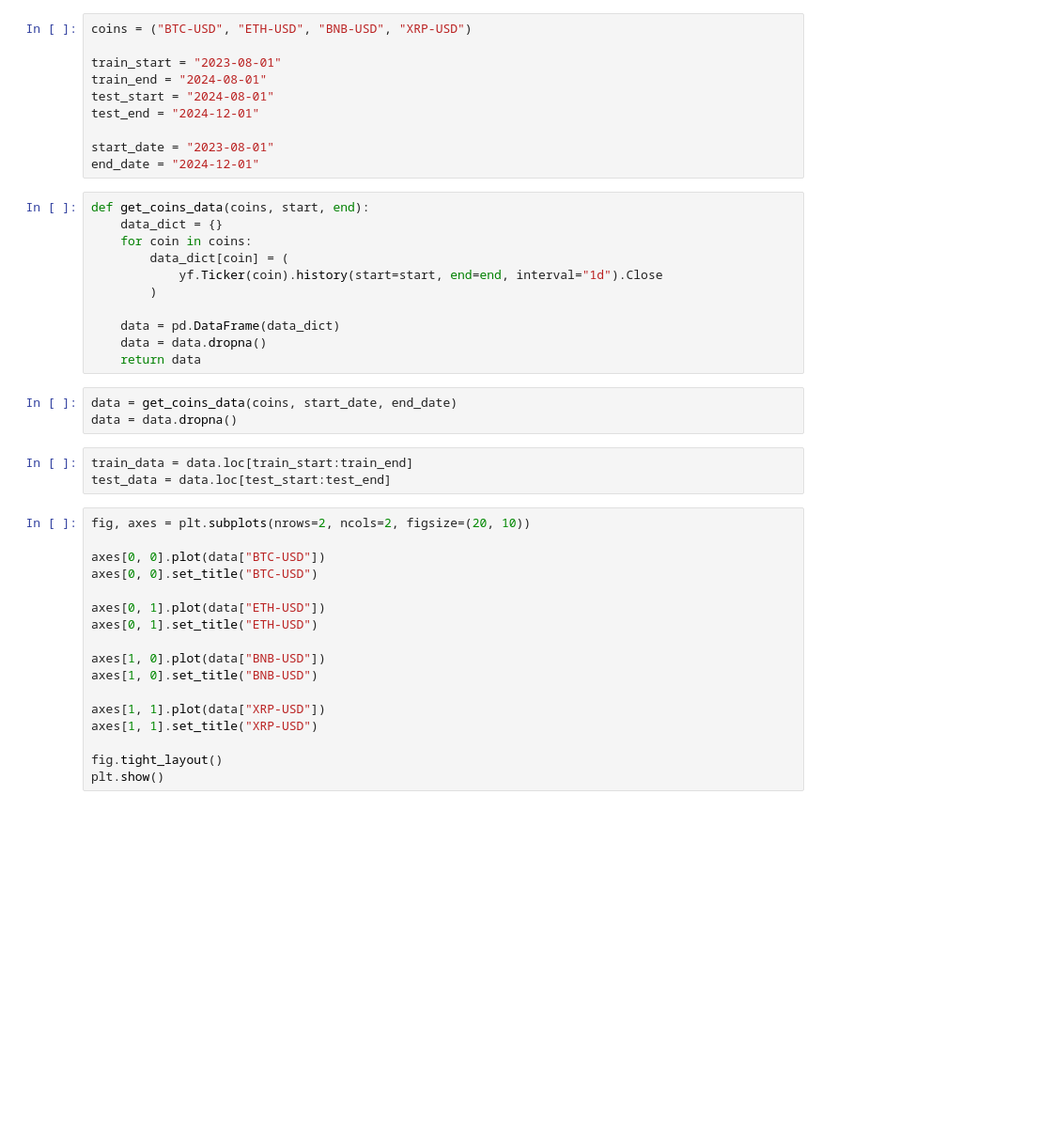
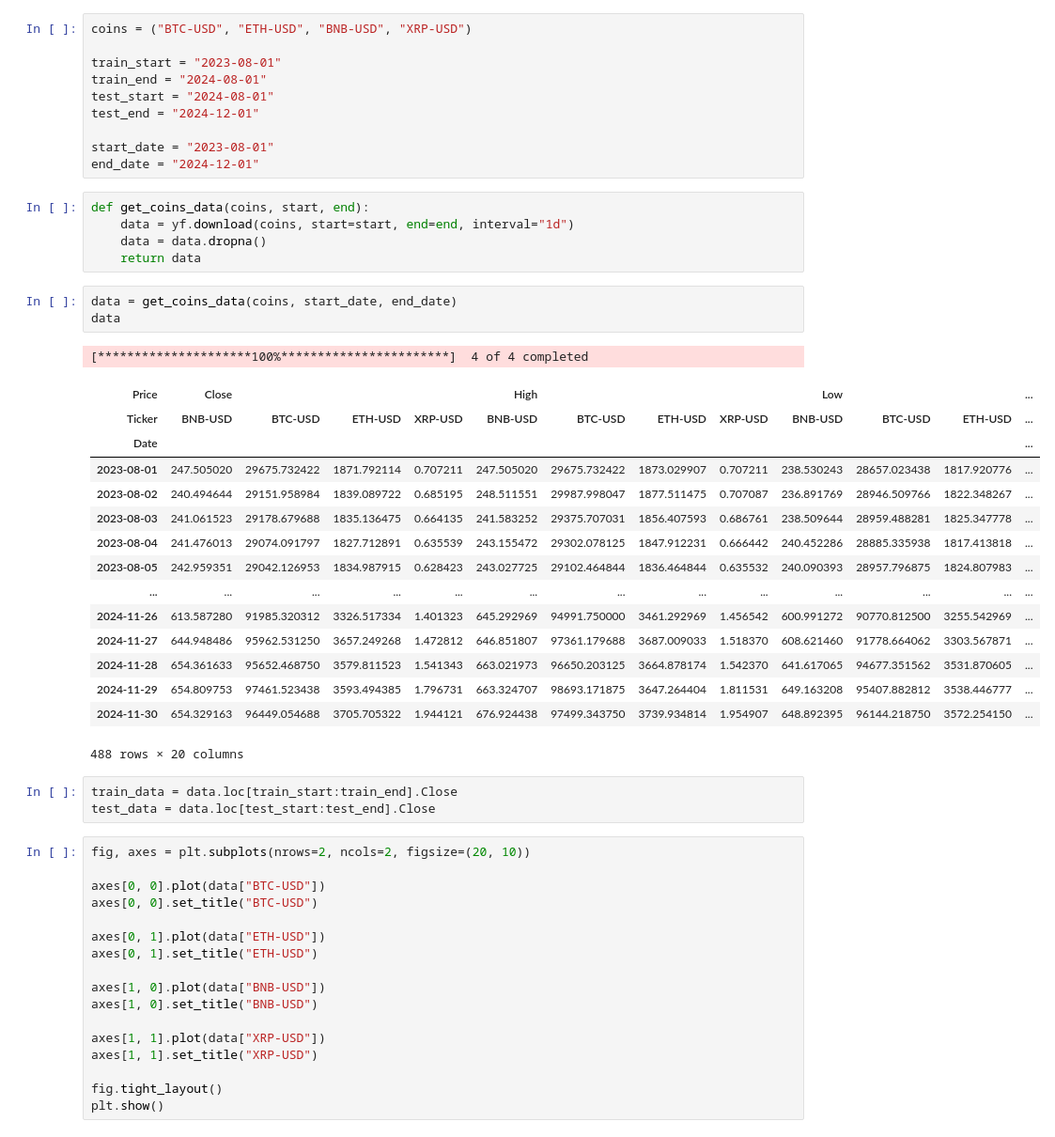
Before and after one commit to K-T-P/Trading-Algorithms-Project, a Jupyter notebook: project.ipynb, the cells around one changed output. Shown at 94% size. Cells and saved outputs as stored; diff of their text form; blank space fills up the shorter version.

```diff
--- a/project.ipynb
+++ b/project.ipynb
@@ -17,21 +35,32 @@ start_date = "2023-08-01"
 end_date = "2024-12-01"
 # %%
 def get_coins_data(coins, start, end):
-    data_dict = {}
-    for coin in coins:
-        data_dict[coin] = (
-            yf.Ticker(coin).history(start=start, end=end, interval="1d").Close
-        )
-
-    data = pd.DataFrame(data_dict)
+    data = yf.download(coins, start=start, end=end, interval="1d")
     data = data.dropna()
     return data
 # %%
 data = get_coins_data(coins, start_date, end_date)
-data = data.dropna()
+data
+# %% [output]
+[*********************100%***********************]  4 of 4 completed
+| Price | Close |  |  |  | High |  |  |  | Low |  |  | ... |
+| Ticker | BNB-USD | BTC-USD | ETH-USD | XRP-USD | BNB-USD | BTC-USD | ETH-USD | XRP-USD | BNB-USD | BTC-USD | ETH-USD | ... |
+| Date |  |  |  |  |  |  |  |  |  |  |  | ... |
+| 2023-08-01 | 247.505020 | 29675.732422 | 1871.792114 | 0.707211 | 247.505020 | 29675.732422 | 1873.029907 | 0.707211 | 238.530243 | 28657.023438 | 1817.920776 | ... |
+| 2023-08-02 | 240.494644 | 29151.958984 | 1839.089722 | 0.685195 | 248.511551 | 29987.998047 | 1877.511475 | 0.707087 | 236.891769 | 28946.509766 | 1822.348267 | ... |
+| 2023-08-03 | 241.061523 | 29178.679688 | 1835.136475 | 0.664135 | 241.583252 | 29375.707031 | 1856.407593 | 0.686761 | 238.509644 | 28959.488281 | 1825.347778 | ... |
+| 2023-08-04 | 241.476013 | 29074.091797 | 1827.712891 | 0.635539 | 243.155472 | 29302.078125 | 1847.912231 | 0.666442 | 240.452286 | 28885.335938 | 1817.413818 | ... |
+| 2023-08-05 | 242.959351 | 29042.126953 | 1834.987915 | 0.628423 | 243.027725 | 29102.464844 | 1836.464844 | 0.635532 | 240.090393 | 28957.796875 | 1824.807983 | ... |
+| ... | ... | ... | ... | ... | ... | ... | ... | ... | ... | ... | ... | ... |
+| 2024-11-26 | 613.587280 | 91985.320312 | 3326.517334 | 1.401323 | 645.292969 | 94991.750000 | 3461.292969 | 1.456542 | 600.991272 | 90770.812500 | 3255.542969 | ... |
+| 2024-11-27 | 644.948486 | 95962.531250 | 3657.249268 | 1.472812 | 646.851807 | 97361.179688 | 3687.009033 | 1.518370 | 608.621460 | 91778.664062 | 3303.567871 | ... |
+| 2024-11-28 | 654.361633 | 95652.468750 | 3579.811523 | 1.541343 | 663.021973 | 96650.203125 | 3664.878174 | 1.542370 | 641.617065 | 94677.351562 | 3531.870605 | ... |
+| 2024-11-29 | 654.809753 | 97461.523438 | 3593.494385 | 1.796731 | 663.324707 | 98693.171875 | 3647.264404 | 1.811531 | 649.163208 | 95407.882812 | 3538.446777 | ... |
+| 2024-11-30 | 654.329163 | 96449.054688 | 3705.705322 | 1.944121 | 676.924438 | 97499.343750 | 3739.934814 | 1.954907 | 648.892395 | 96144.218750 | 3572.254150 | ... |
+488 rows × 20 columns
 # %%
-train_data = data.loc[train_start:train_end]
-test_data = data.loc[test_start:test_end]
+train_data = data.loc[train_start:train_end].Close
+test_data = data.loc[test_start:test_end].Close
 # %%
 fig, axes = plt.subplots(nrows=2, ncols=2, figsize=(20, 10))
 
```
Also changed, not shown: parts of 15 cells of this notebook.
